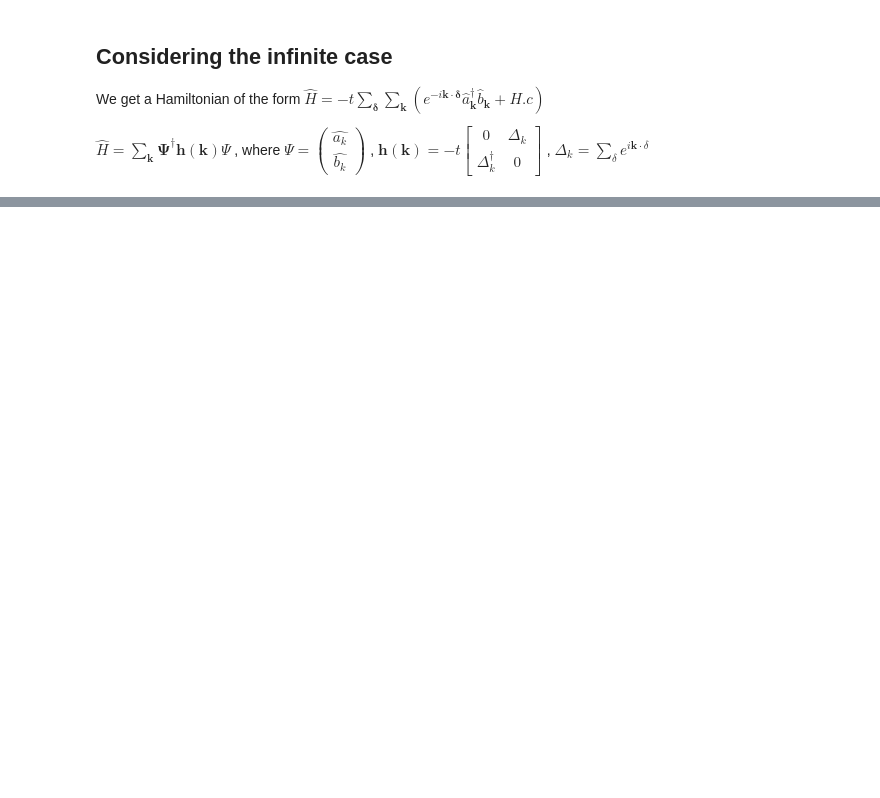
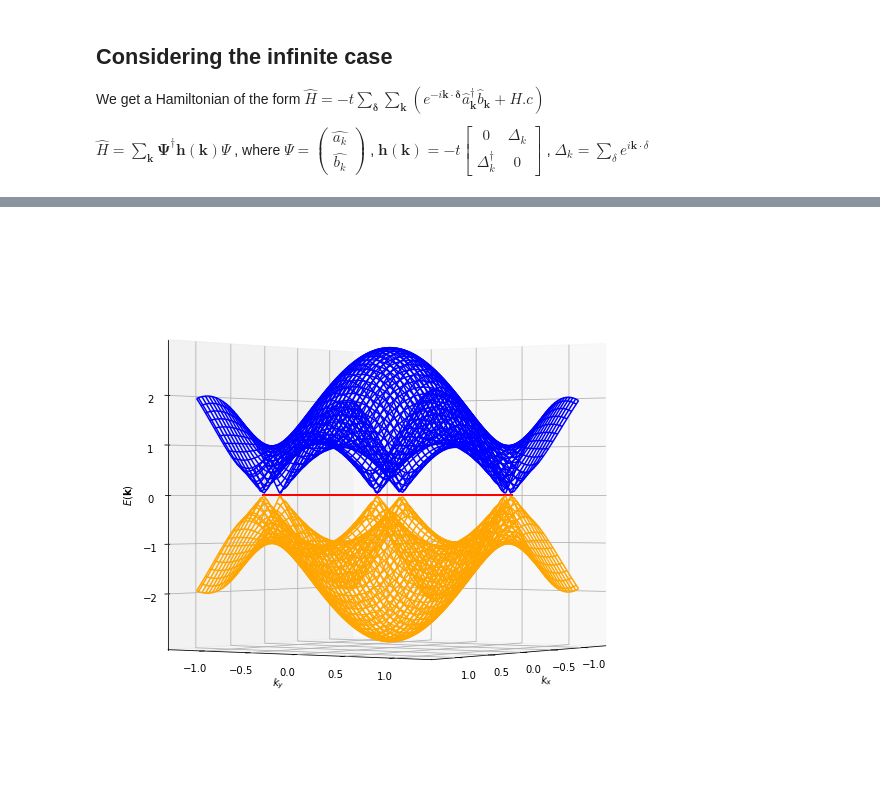
Before and after one commit to NRobertsF91W/PhD-Jupyter-Notebooks, a Jupyter notebook: Honeycomb Numerical.ipynb, the cells around one changed output, grey strips where cells are left out. Saved outputs shown, nothing was run; the diff lists cells and outputs as text; code cells hidden in the pictures; blank space fills up the shorter version.

```diff
--- a/Honeycomb Numerical.ipynb
+++ b/Honeycomb Numerical.ipynb
@@ -81,0 +90,6 @@ plt.show()
+# %%
+# Changing viewing angle to see Dirac cones
+ax_3d.view_init(0, 35)
+fig_3d
+# %% [output]
+[figure, added]
```
Also changed, not shown: parts of 9 cells of this notebook.
